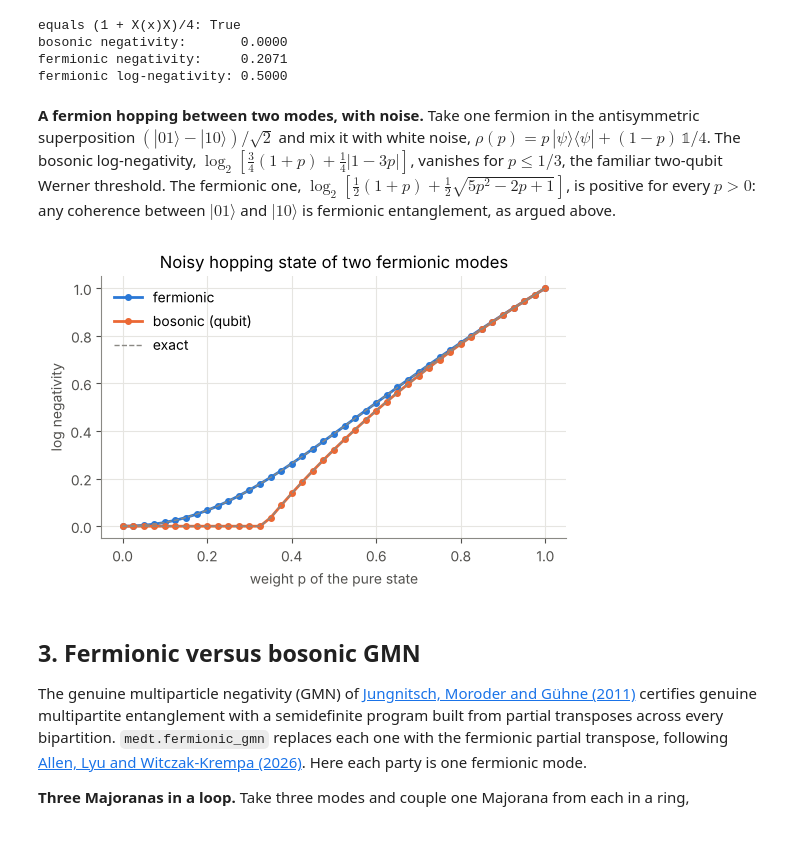
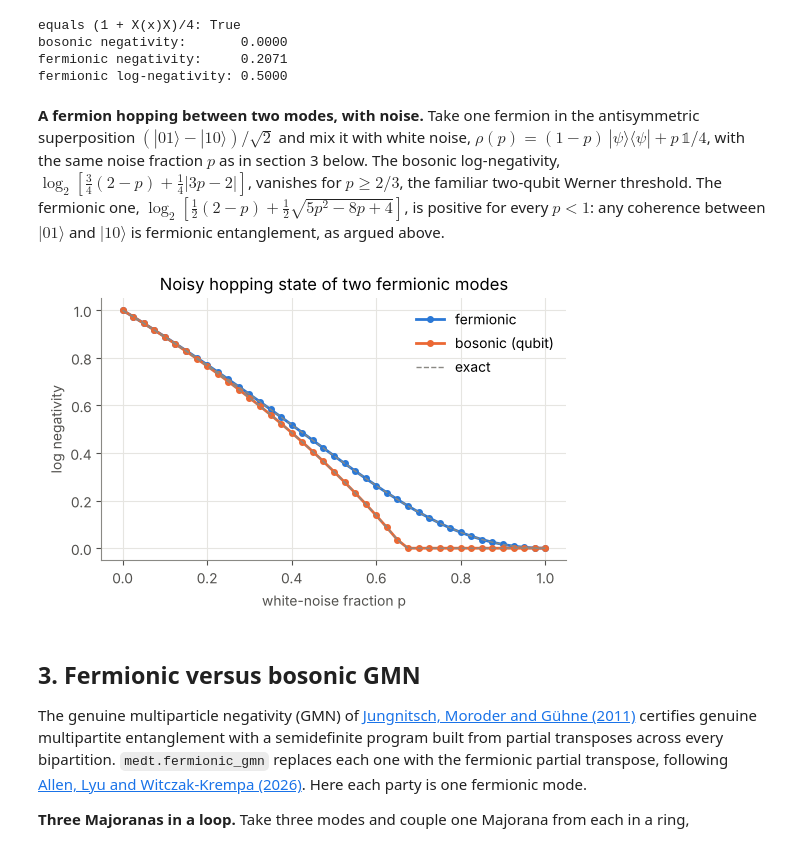
Before and after one commit to liukeLyu/multipartite-entanglement-detection-toolkit, a Jupyter notebook: examples/medt_fermions.ipynb, the cells around one changed output. Drawn from its saved outputs; the diff is of its cells as text; code cells hidden in the pictures.

Commit message:
Fermions notebook: plot the bipartite example against the white-noise fraction, like the GMN example
Co-Authored-By: Claude Opus 5.5 (1M context) <noreply@anthropic.com>
Claude-Session: https://claude.ai/code/session_01LqaMikdN2WWBWnShGjdfTY

```diff
--- a/examples/medt_fermions.ipynb
+++ b/examples/medt_fermions.ipynb
@@ -107,23 +107,23 @@ bosonic negativity:       0.0000
 fermionic negativity:     0.2071
 fermionic log-negativity: 0.5000
 # %% [markdown]
-**A fermion hopping between two modes, with noise.** Take one fermion in the antisymmetric superposition $(|01\rangle - |10\rangle)/\sqrt{2}$ and mix it with white noise, $\rho(p) = p\,|\psi\rangle\langle\psi| + (1-p)\,\mathbb{1}/4$. The bosonic log-negativity, $\log_2\!\left[\tfrac34(1+p) + \tfrac14|1-3p|\right]$, vanishes for $p \le 1/3$, the familiar two-qubit Werner threshold. The fermionic one, $\log_2\!\left[\tfrac12(1+p) + \tfrac12\sqrt{5p^2-2p+1}\right]$, is positive for every $p > 0$: any coherence between $|01\rangle$ and $|10\rangle$ is fermionic entanglement, as argued above.
+**A fermion hopping between two modes, with noise.** Take one fermion in the antisymmetric superposition $(|01\rangle - |10\rangle)/\sqrt{2}$ and mix it with white noise, $\rho(p) = (1-p)\,|\psi\rangle\langle\psi| + p\,\mathbb{1}/4$, with the same noise fraction $p$ as in section 3 below. The bosonic log-negativity, $\log_2\!\left[\tfrac34(2-p) + \tfrac14|3p-2|\right]$, vanishes for $p \ge 2/3$, the familiar two-qubit Werner threshold. The fermionic one, $\log_2\!\left[\tfrac12(2-p) + \tfrac12\sqrt{5p^2-8p+4}\right]$, is positive for every $p < 1$: any coherence between $|01\rangle$ and $|10\rangle$ is fermionic entanglement, as argued above.
 # %%
 singlet = np.array([0, 1, -1, 0]) / np.sqrt(2)
 ps = np.linspace(0, 1, 41)
-bos = [medt.log_negativity(p * ket_to_dm(singlet) + (1 - p) * np.eye(4) / 4, [0], [2, 2]) for p in ps]
-fer = [fermionic_log_negativity(p * ket_to_dm(singlet) + (1 - p) * np.eye(4) / 4, [0]) for p in ps]
+bos = [medt.log_negativity(white_noise(ket_to_dm(singlet), p), [0], [2, 2]) for p in ps]
+fer = [fermionic_log_negativity(white_noise(ket_to_dm(singlet), p), [0]) for p in ps]
 
 fig, ax = plt.subplots()
 ax.plot(ps, fer, color=FERMION, lw=2, marker="o", ms=4, label="fermionic")
 ax.plot(ps, bos, color=BOSON, lw=2, marker="o", ms=4, label="bosonic (qubit)")
-ax.plot(ps, np.log2(0.5 * (1 + ps) + 0.5 * np.sqrt(5 * ps**2 - 2 * ps + 1)), color="#8a8984", ls="--", lw=1)
-ax.plot(ps, np.log2(0.75 * (1 + ps) + 0.25 * np.abs(1 - 3 * ps)), color="#8a8984", ls="--", lw=1, label="exact")
-ax.set(xlabel="weight p of the pure state", ylabel="log negativity", title="Noisy hopping state of two fermionic modes")
+ax.plot(ps, np.log2(0.5 * (2 - ps) + 0.5 * np.sqrt(5 * ps**2 - 8 * ps + 4)), color="#8a8984", ls="--", lw=1)
+ax.plot(ps, np.log2(0.75 * (2 - ps) + 0.25 * np.abs(3 * ps - 2)), color="#8a8984", ls="--", lw=1, label="exact")
+ax.set(xlabel="white-noise fraction p", ylabel="log negativity", title="Noisy hopping state of two fermionic modes")
 ax.legend(frameon=False)
 plt.show()
 # %% [output]
-[figure, old version]
+[figure, new version]
 # %% [markdown]
 ## 3. Fermionic versus bosonic GMN
 
```
